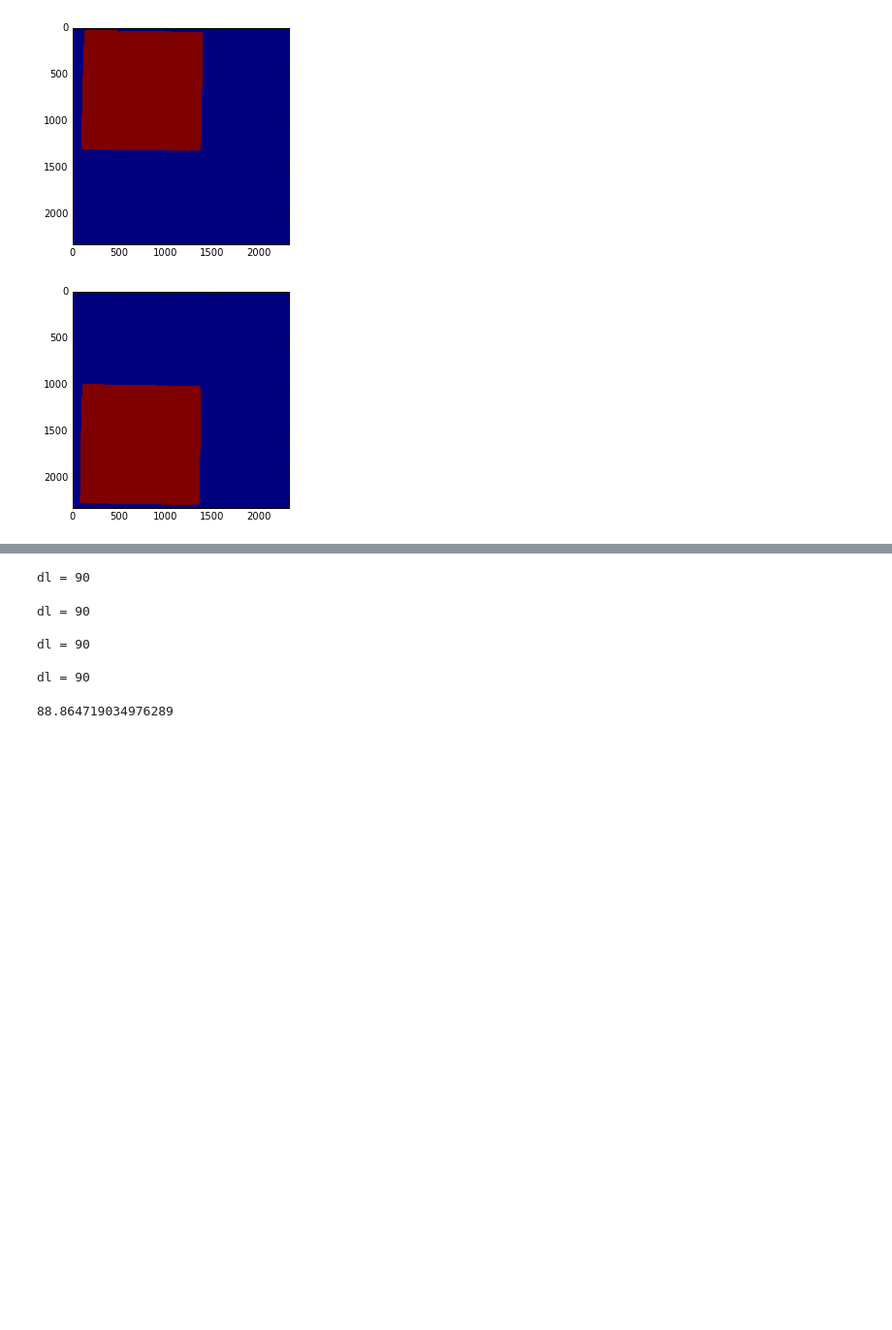
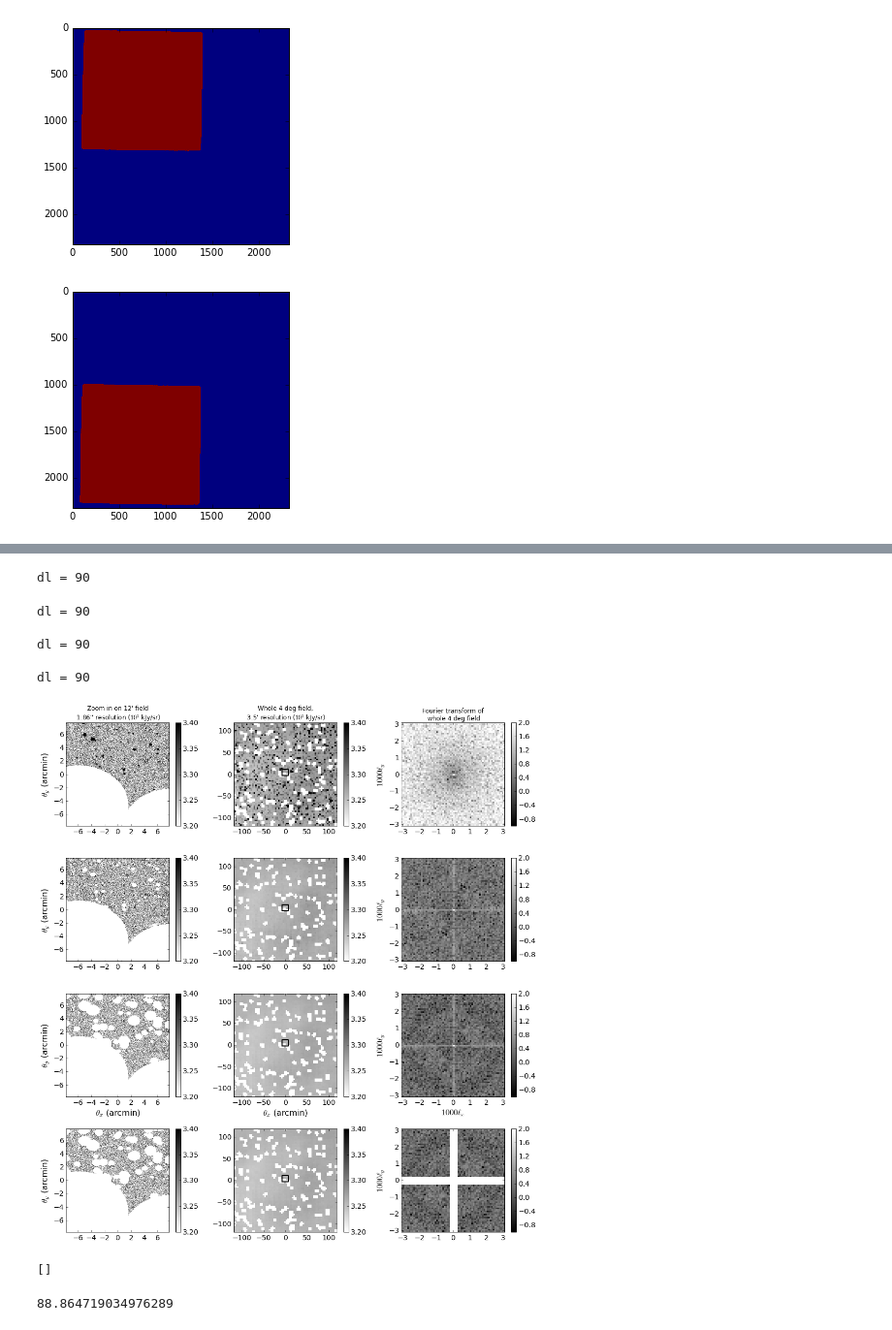
Before and after one commit to abrahamneben/21cmIRxcor, a Jupyter notebook: better_fg_masking_with_opt_pspec/big_foreground_masking_study.ipynb, the cells around one changed output, grey strips where cells are left out. Shown at 97% size. Drawn from its saved outputs; the diff is of its cells as text; code cells hidden in the pictures; blank space fills up the shorter version.

```diff
--- a/better_fg_masking_with_opt_pspec/big_foreground_masking_study.ipynb
+++ b/better_fg_masking_with_opt_pspec/big_foreground_masking_study.ipynb
@@ -440,16 +462,19 @@ plt.savefig('big_foreground_masking_study_pspecs.pdf',bbox_inches='tight')
 # %%
-plt.figure(figsize=(14,15))
+fig = plt.figure(figsize=(14,15))
 
 magzpt,exp_time_sec = 20.56,30
 dtheta_rad = asec_per_pixel/3600.*np.pi/180
 adu2kjy_per_sr = 3.631*(10**(-magzpt/2.5))/exp_time_sec/dtheta_rad**2
 
+transFigure = fig.transFigure.inverted()
+
 for j in range(4):
     lbins,pspec,img_kjy_per_sr,masked_img_zoom = lbins_pspec_img_zoom_list[0][j]
 
     plt.subplot(4,3,3*j+1)
+    ax1 = plt.gca()
     d=500
-    plt.imshow(adu2kjy_per_sr*masked_img_zoom[200:200+d,200:200+d]/1.e3,interpolation='nearest',cmap='gray_r',rasterized=True,\
+    plt.imshow(adu2kjy_per_sr*masked_img_zoom[0:d,200:200+d]/1.e3,interpolation='nearest',cmap='gray_r',rasterized=True,\
               vmin=3.2,vmax=3.4,extent=[-asec_per_pixel/60*d/2,asec_per_pixel/60*d/2,-asec_per_pixel/60*d/2,asec_per_pixel/60*d/2])
     cbar = plt.colorbar()
     cbar.set_ticks(3.2+.05*np.arange(5))
@@ -457,8 +482,9 @@ for j in range(4):
     if j == 2: plt.xlabel('$\\theta_x$ (arcmin)',fontsize=16)
     if j == 0: plt.title('Zoom in on 12\' field\n 1.86\'\' resolution ($10^3$ kJy/sr)',fontsize=12)
 
-
+    ###################################################
     plt.subplot(4,3,3*j+2)
+    ax2 = plt.gca()
     n_coarse = img_kjy_per_sr.shape[0]
     dtheta_coarse_amin = 3.5
     dtheta_coarse_rad = dtheta_coarse_amin/60.*np.pi/180
@@ -469,7 +495,22 @@ for j in range(4):
     if j == 2: plt.xlabel('$\\theta_x$ (arcmin)',fontsize=16)
     if j == 0: plt.title('Whole 4 deg field,\n 3.5\' resolution ($10^3$ kJy/sr)',fontsize=12)
 
+    dy = 1.25*dtheta_coarse_amin
+    plt.plot(np.array([-2*dtheta_coarse_amin,-2*dtheta_coarse_amin,2*dtheta_coarse_amin,2*dtheta_coarse_amin,-2*dtheta_coarse_amin]),\
+            np.array([-2*dtheta_coarse_amin,2*dtheta_coarse_amin,2*dtheta_coarse_amin,-2*dtheta_coarse_amin,-2*dtheta_coarse_amin])+dy,'k',linewidth=2)
+    plt.xlim([-dtheta_coarse_amin*n_coarse/2,dtheta_coarse_amin*n_coarse/2])
+    plt.ylim([-dtheta_coarse_amin*n_coarse/2,dtheta_coarse_amin*n_coarse/2])
 
+#     # draw lines for zoom box
+
+#     coord1 = transFigure.transform(ax1.transData.transform([0,0]))
+#     coord2 = transFigure.transform(ax2.transData.transform([-2*dtheta_coarse_amin,-2*dtheta_coarse_amin+dy]))
+
+#     line = matplotlib.lines.Line2D((coord1[0],coord2[0]),(coord1[1],coord2[1]),
+#                                    transform=fig.transFigure)
+#     fig.lines.append(line,)
+
+    ##################################################
     plt.subplot(4,3,3*j+3)
     pspec_norm = (dtheta_coarse_rad**2)/(n_coarse**2)
     img_kjy_per_sr_meansub = array(img_kjy_per_sr)
@@ -477,34 +518,39 @@ for j in range(4):
     pspec2d = np.abs(np.fft.fft2(img_kjy_per_sr_meansub))**2*pspec_norm
 
     lvals = fft.fftfreq(n_coarse)*2*pi/dtheta_coarse_rad # ell values
     dl = np.abs(lvals[1]-lvals[0])
     print('\ndl = %d'%(lvals[1]-lvals[0]))
     lxgrid,lygrid = meshgrid(lvals,lvals)
     lmaggrid = sqrt(lxgrid**2+lygrid**2)
     delta = np.fft.fftshift(sqrt(lmaggrid**2*pspec2d/(2*pi)))
 
     if j == 3: delta *= 1.*np.fft.fftshift((np.abs(lxgrid)>2*dl)*(np.abs(lygrid)>2*dl))
 
     plt.imshow(np.log10(delta),vmin=-1,vmax=2,rasterized=True,\
                interpolation='nearest',cmap='gray',extent=[-n_coarse/2*dl/1.e3,n_coarse/2*dl/1.e3,-n_coarse/2*dl/1.e3,n_coarse/2*dl/1.e3])
     if j == 0: plt.title('Fourier transform of\n whole 4 deg field',fontsize=12)
     plt.ylabel('$1000\ell_y$',fontsize=16)
     if j == 2: plt.xlabel('$1000\ell_x$',fontsize=16)
     plt.colorbar()
 
 
     plt.xlim([-n_coarse/2*dl/1.e3,n_coarse/2*dl/1.e3])
     plt.ylim([-n_coarse/2*dl/1.e3,n_coarse/2*dl/1.e3])
 
 plt.tight_layout()
-plt.savefig('big_foreground_masking_study.pdf',bbox_inches='tight')
+#plt.savefig('big_foreground_masking_study.pdf',bbox_inches='tight')
 # %% [output]
 dl = 90
 dl = 90
 
 dl = 90
 
 dl = 90
+[figure, added]
+# %%
+fig.lines
+# %% [output]
+[]
 # %%
 10*adu2kjy_per_sr
 # %% [output]
```
Also changed, not shown: parts of 5 cells of this notebook, 3 other files.
